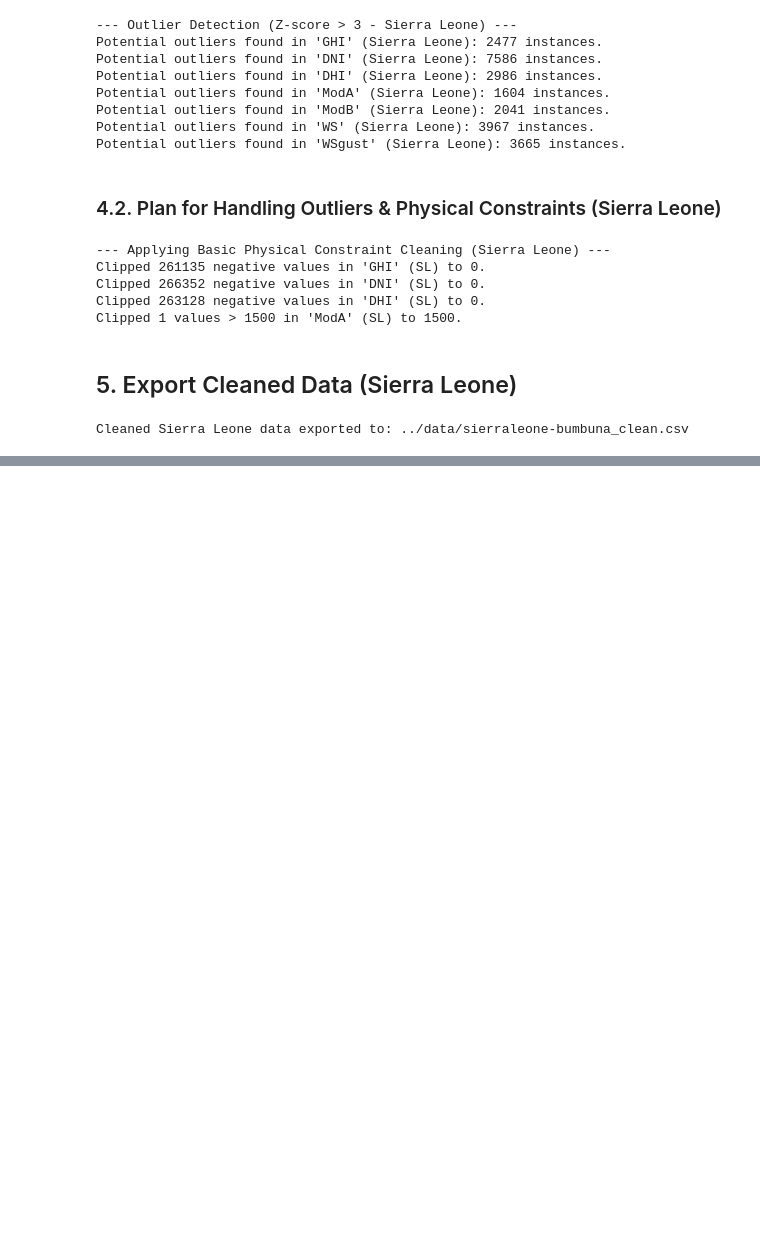
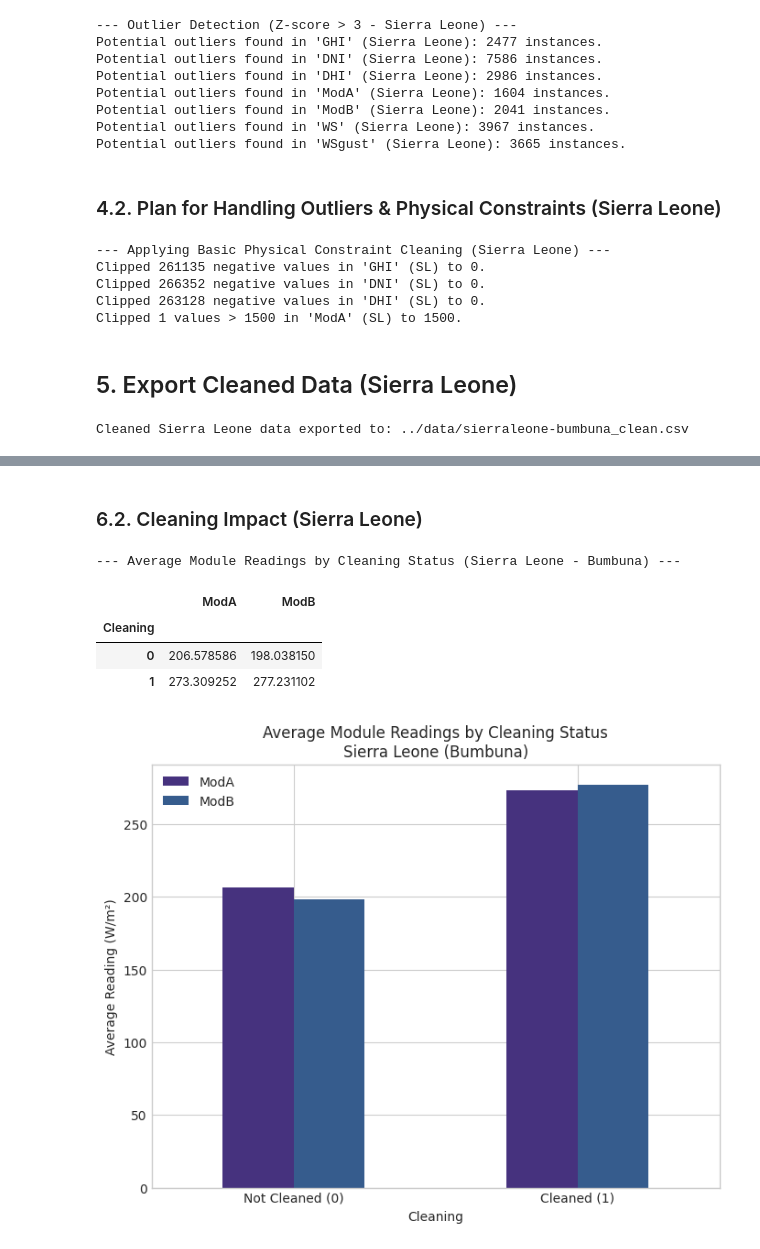
Before and after one commit to Nama21yo/solar-challenge-week0, a Jupyter notebook: notebooks/sierraleone_eda.ipynb, the cells around one changed output, grey strips where cells are left out. Cells and saved outputs as stored; diff of their text form; code cells hidden in the pictures; blank space fills up the shorter version.

```diff
--- a/notebooks/sierraleone_eda.ipynb
+++ b/notebooks/sierraleone_eda.ipynb
@@ -327,0 +397,27 @@ Cleaned Sierra Leone data exported to: ../data/sierraleone-bumbuna_clean.csv
+# %% [markdown]
+### 6.2. Cleaning Impact (Sierra Leone)
+# %%
+if df_plot_sl is not None and 'Cleaning' in df_plot_sl.columns and 'ModA' in df_plot_sl.columns and 'ModB' in df_plot_sl.columns:
+    if df_plot_sl['Cleaning'].nunique() > 1 and df_plot_sl['Cleaning'].notna().all():
+        cleaning_impact_sl = df_plot_sl.groupby('Cleaning')[['ModA', 'ModB']].mean()
+        print("--- Average Module Readings by Cleaning Status (Sierra Leone - Bumbuna) ---")
+        display(cleaning_impact_sl)
+        if not cleaning_impact_sl.empty:
+            cleaning_impact_sl.plot(kind='bar', figsize=(8, 6))
+            plt.title("Average Module Readings by Cleaning Status\nSierra Leone (Bumbuna)")
+            plt.ylabel("Average Reading (W/m²)")
+            plt.xticks(ticks=[0, 1], labels=['Not Cleaned (0)', 'Cleaned (1)'], rotation=0)
+            plt.show()
+    elif df_plot_sl['Cleaning'].nunique() <=1:
+         print(f"Not enough distinct 'Cleaning' events (0 and 1) to show impact for Sierra Leone. Unique values: {df_plot_sl['Cleaning'].unique()}")
+    else:
+        print("'Cleaning' column (Sierra Leone) might contain NaNs.")
+else:
+    print("df_plot_sl, 'Cleaning', 'ModA', or 'ModB' column not available for Sierra Leone. Skipping Cleaning Impact analysis.")
+# %% [output]
+--- Average Module Readings by Cleaning Status (Sierra Leone - Bumbuna) ---
+|  | ModA | ModB |
+| Cleaning |  |  |
+| 0 | 206.578586 | 198.038150 |
+| 1 | 273.309252 | 277.231102 |
+[figure, added]
```
Also changed, not shown: parts of 17 cells of this notebook.
